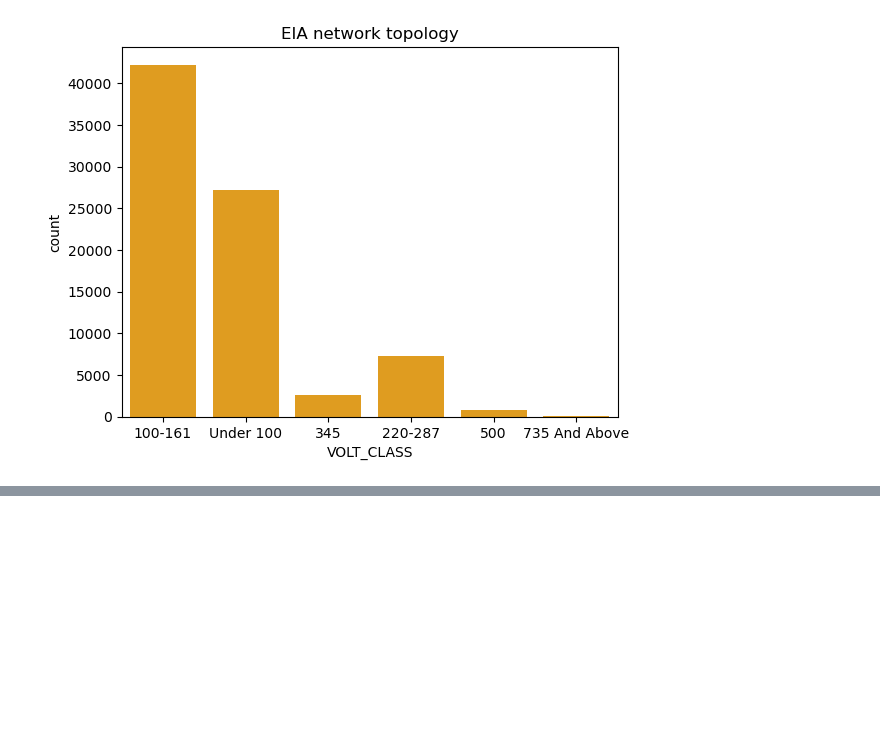
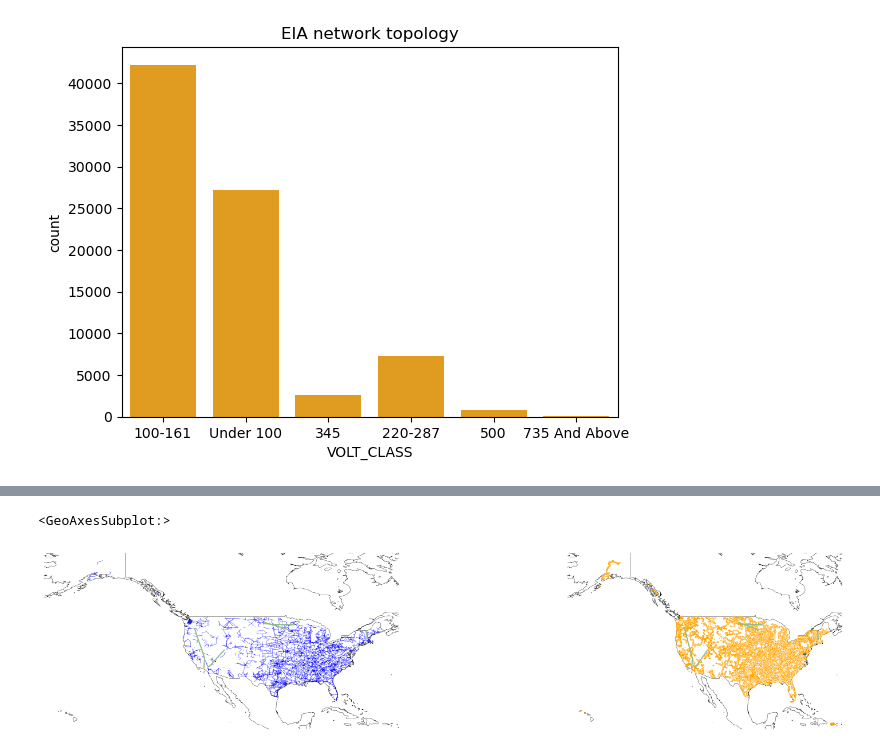
Before and after one commit to open-energy-transition/geothermal-modelling, a Jupyter notebook: analysis/notebooks/network_comparison.ipynb, the cells around one changed output, grey strips where cells are left out. Cells and saved outputs as stored; diff of their text form; code cells hidden in the pictures; blank space fills up the shorter version.

```diff
--- a/analysis/notebooks/network_comparison.ipynb
+++ b/analysis/notebooks/network_comparison.ipynb
@@ -197,0 +209,8 @@ sbn.countplot(data=eia_base_network, x=eia_base_network["VOLT_CLASS"], color="or
+# %%
+fig, (ax1, ax2) = plt.subplots(nrows=1, ncols=2, subplot_kw={"projection":ccrs.PlateCarree(), "projection":ccrs.PlateCarree()}, figsize=(20, 4))
+base_network_pypsa_earth.plot(line_widths = base_network_pypsa_earth.lines["line_width"], bus_sizes = 0, line_colors = "blue", ax=ax1)
+base_network_pypsa_earth.plot(line_widths = base_network_pypsa_earth.lines["line_width"], bus_sizes = 0, line_colors = "white", ax=ax2)
+eia_base_network.loc[eia_base_network["VOLT_CLASS"]=="100-161"].plot(ax=ax2, color="orange")
+# %% [output]
+<GeoAxesSubplot:>
+[figure, added]
```
Also changed, not shown: parts of 5 cells of this notebook.
